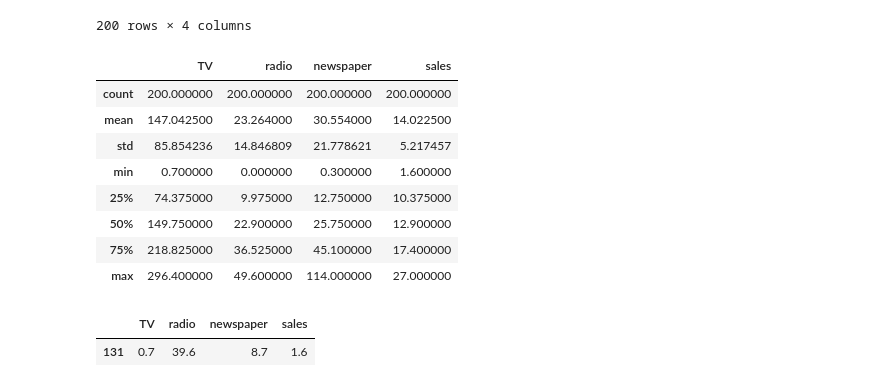
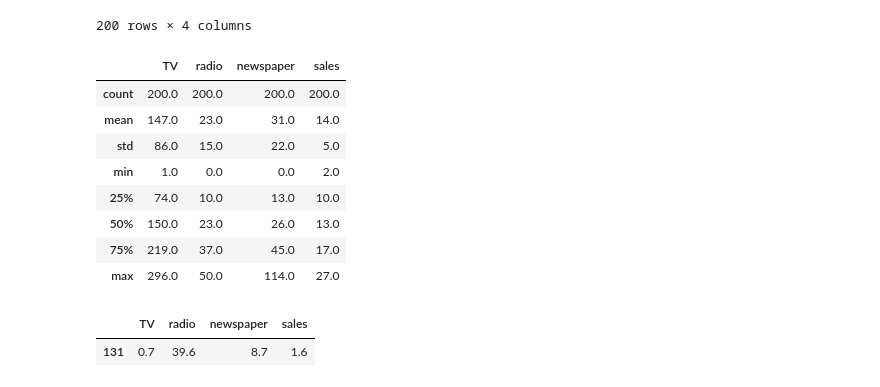
Before and after one commit to caichinger/MLMNC2020, a Jupyter notebook: 1_introduction/advertising.ipynb, the cells around one changed output. Saved outputs shown, nothing was run; the diff lists cells and outputs as text; code cells hidden in the pictures.

```diff
--- a/1_introduction/advertising.ipynb
+++ b/1_introduction/advertising.ipynb
@@ -122,17 +116,17 @@ df
 200 rows × 4 columns
 # %%
 # get a quick overview
-df.describe()
+df.describe().round()
 # %% [output]
 |  | TV | radio | newspaper | sales |
-| count | 200.000000 | 200.000000 | 200.000000 | 200.000000 |
-| mean | 147.042500 | 23.264000 | 30.554000 | 14.022500 |
-| std | 85.854236 | 14.846809 | 21.778621 | 5.217457 |
-| min | 0.700000 | 0.000000 | 0.300000 | 1.600000 |
-| 25% | 74.375000 | 9.975000 | 12.750000 | 10.375000 |
-| 50% | 149.750000 | 22.900000 | 25.750000 | 12.900000 |
-| 75% | 218.825000 | 36.525000 | 45.100000 | 17.400000 |
-| max | 296.400000 | 49.600000 | 114.000000 | 27.000000 |
+| count | 200.0 | 200.0 | 200.0 | 200.0 |
+| mean | 147.0 | 23.0 | 31.0 | 14.0 |
+| std | 86.0 | 15.0 | 22.0 | 5.0 |
+| min | 1.0 | 0.0 | 0.0 | 2.0 |
+| 25% | 74.0 | 10.0 | 13.0 | 10.0 |
+| 50% | 150.0 | 23.0 | 26.0 | 13.0 |
+| 75% | 219.0 | 37.0 | 45.0 | 17.0 |
+| max | 296.0 | 50.0 | 114.0 | 27.0 |
 # %%
 # budget where sales are at the minimum
 df[df['sales'] == df['sales'].min()]
```
Also changed, not shown: parts of 2 cells of this notebook, 7 other files.
